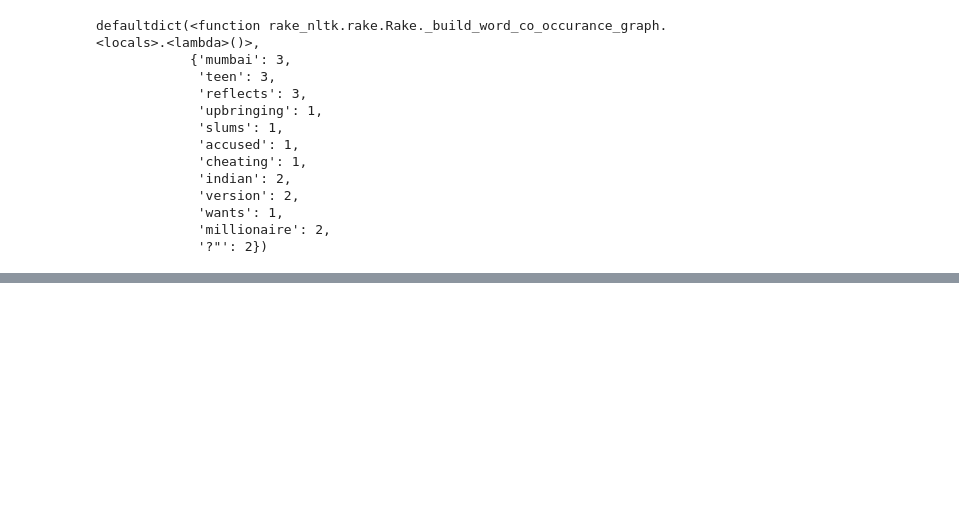
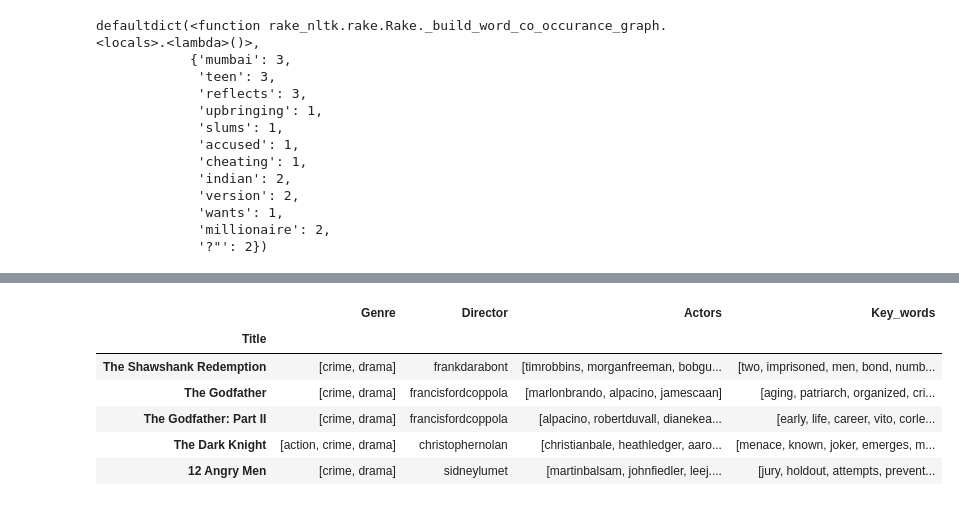
Before and after one commit to gaetanyossa/netflix_recommandation_system, a Jupyter notebook: Notebook.ipynb, the cells around one changed output, grey strips where cells are left out. Drawn from its saved outputs; the diff is of its cells as text; code cells hidden in the pictures; blank space fills up the shorter version.

```diff
--- a/Notebook.ipynb
+++ b/Notebook.ipynb
@@ -260,6 +234,0 @@ df['Genre'] = df['Genre'].map(lambda x: x.lower().split(','))
-# %%
-df['Director']= df['Director'].map(lambda x: x.split(' '))
-# %%
-for index , df in df.iterrows():
-    df['Actors'] = [x.lower().replace(' ', '') for x in df['Actors']]
-    df['Director'] = ''.join(df['Director']).lower()
@@ -278,0 +235,11 @@ Name: 249, dtype: object
+# %%
+df['Actors'] = df['Actors'].map(lambda x: [actor.strip().lower().replace(' ', '') for actor in x.split(',')[:3]])
+df['Genre'] = df['Genre'].map(lambda x: [genre.strip().lower() for genre in x.split(',')])
+df['Director'] = df['Director'].map(lambda x: ''.join(x.split()).lower())
+
+# Appliquer les transformations sur chaque ligne
+for index, row in df.iterrows():
+    df.at[index, 'Actors'] = [actor.strip().lower().replace(' ', '') for actor in row['Actors']]
+    df.at[index, 'Director'] = ''.join(row['Director']).lower()
+
+print(df[['Title', 'Actors', 'Director']].head())
@@ -284,15 +265,15 @@ nltk.download('stopwords')
 nltk.download('punkt')
 
 df['Key_words']= ""
-
-for index , df in df.iterrows():
-    plot =  df['Plot']
+for index, row in df.iterrows():
+    plot = row['Plot']
     r = Rake()
     r.extract_keywords_from_text(plot)
-    key_words_dict_scores= r.get_word_degrees()
-    df['Key_words']= list(key_words_dict_scores.keys())
+    key_words_dict_scores = r.get_word_degrees()
+    df.at[index, 'Key_words'] = list(key_words_dict_scores.keys())
 
-df.drop(columns = ['Plot'] , inplace =  True)
+# Supprimer la colonne 'Plot' car elle n'est plus nécessaire
+df.drop(columns=['Plot'], inplace=True)
 # %% [output]
 [nltk_data] Downloading package stopwords to
 [nltk_data]     C:\Users\gaetanyossa\AppData\Roaming\nltk_data...
@@ -334,0 +315,11 @@ df['Key_words']
+# %%
+df.set_index('Title', inplace =  True)
+df.head()
+# %% [output]
+|  | Genre | Director | Actors | Key_words |
+| Title |  |  |  |  |
+| The Shawshank Redemption | [crime, drama] | frankdarabont | [timrobbins, morganfreeman, bobgu... | [two, imprisoned, men, bond, numb... |
+| The Godfather | [crime, drama] | francisfordcoppola | [marlonbrando, alpacino, jamescaan] | [aging, patriarch, organized, cri... |
+| The Godfather: Part II | [crime, drama] | francisfordcoppola | [alpacino, robertduvall, dianekea... | [early, life, career, vito, corle... |
+| The Dark Knight | [action, crime, drama] | christophernolan | [christianbale, heathledger, aaro... | [menace, known, joker, emerges, m... |
+| 12 Angry Men | [crime, drama] | sidneylumet | [martinbalsam, johnfiedler, leej.... | [jury, holdout, attempts, prevent... |
```
Also changed, not shown: parts of 22 cells of this notebook.
